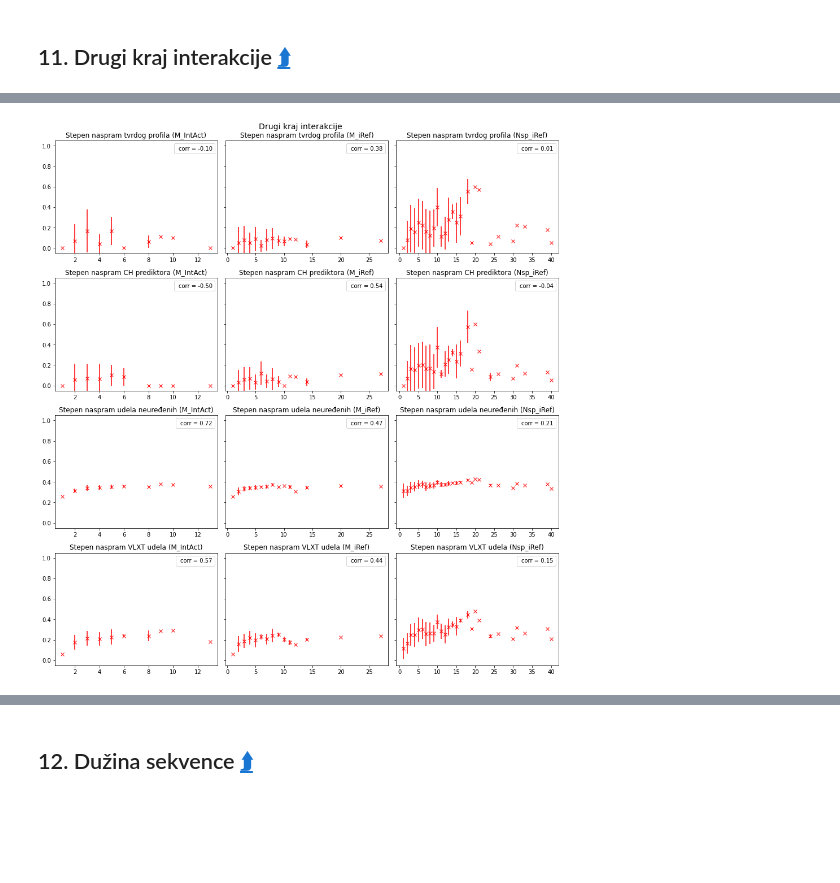
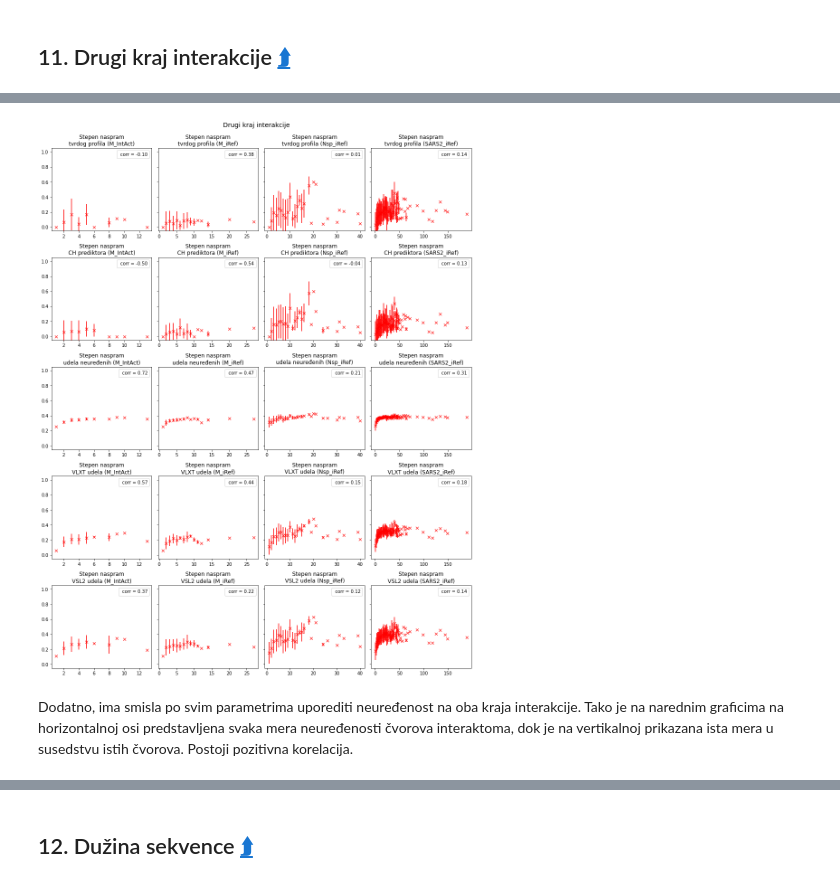
Before and after one commit to matfija/Neuredjenost-u-interaktomu, a Jupyter notebook: sveska/IDP_u_PPI.ipynb, the cells around one changed output, grey strips where cells are left out. Cells and saved outputs as stored; diff of their text form; code cells hidden in the pictures; blank space fills up the shorter version.

```diff
--- a/sveska/IDP_u_PPI.ipynb
+++ b/sveska/IDP_u_PPI.ipynb
@@ -862,0 +865,6 @@ Rezultate je moguće porediti sa nekim drugim interaktomom, npr. onim iz nastavk
+# %%
+# Celokupan interaktom SARS-CoV-2
+SARS2_iref = Interaktom(SARS_proteom)
+
+# Čuvanje u JSON formatu
+SARS2_iref.sacuvaj('SARS2_iRef')
@@ -1452,18 +1602,7 @@ I ovde su prikazane osnovne statistike uslovne raspodele neuređenosti proteina
 # %%
-# Podela slike na više delova
-fig, axs = plt.subplots(4, 3,
-                        figsize=(13, 14),
-                        sharey=True)
-
-# Naslov grafika koji opisuje sliku
-fig.suptitle('Drugi kraj interakcije', fontsize=14)
-
 # Statistike prema drugom kraju interakcije
-statistike(M_intact, 'M_IntAct', axs[:, 0])
-statistike(M_iref, 'M_iRef', axs[:, 1])
-statistike(Nsp_iref, 'Nsp_iRef', axs[:, 2])
-
-# Crtanje slike bez preklapanja
-fig.tight_layout()
+crtaj(statistike, 5, 'Drugi kraj interakcije\n')
 # %% [output]
-[figure, old version]
+[figure, new version]
+# %% [markdown]
+Dodatno, ima smisla po svim parametrima uporediti neuređenost na oba kraja interakcije. Tako je na narednim graficima na horizontalnoj osi predstavljena svaka mera neuređenosti čvorova interaktoma, dok je na vertikalnoj prikazana ista mera u susedstvu istih čvorova. Postoji pozitivna korelacija.
```
Also changed, not shown: parts of 57 cells of this notebook, 8 other files.
